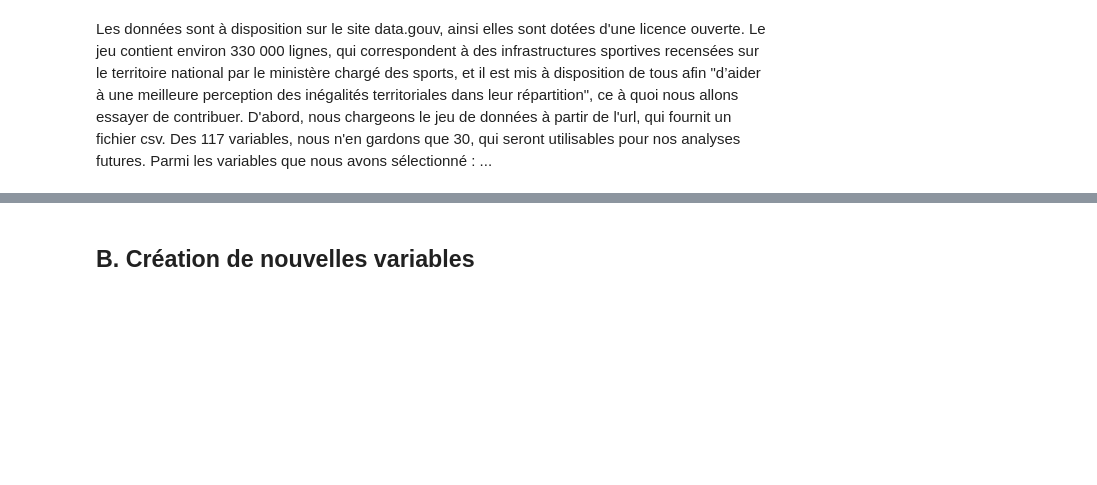
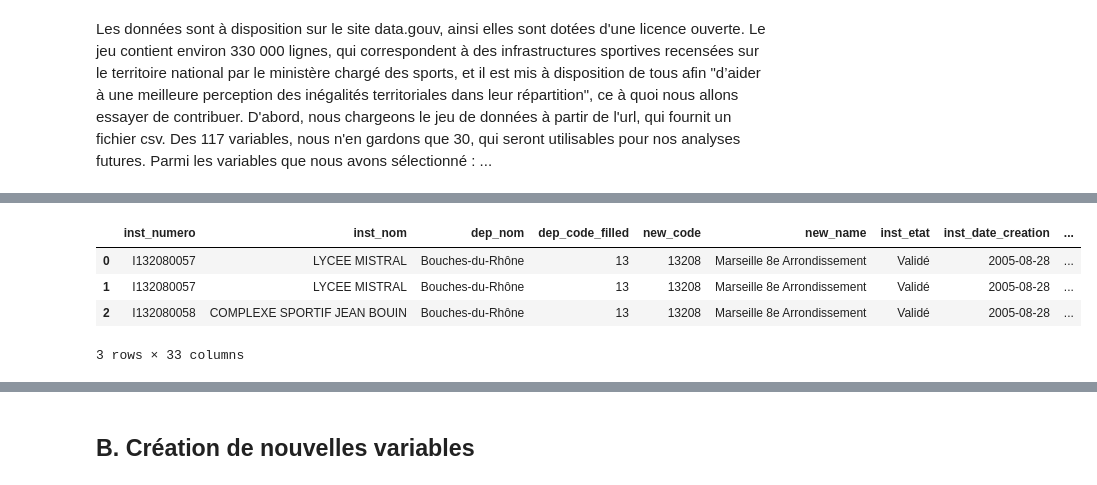
Before and after one commit to cyprienmathe/Python-data-science, a Jupyter notebook: main.ipynb, the cells around one changed output, grey strips where cells are left out. Drawn from its saved outputs; the diff is of its cells as text; code cells hidden in the pictures; blank space fills up the shorter version.

```diff
--- a/main.ipynb
+++ b/main.ipynb
@@ -19,20 +39,3 @@ Autrement, les données étaient plutôt propres toutefois, nous pouvons noter u
 Les données sont à disposition sur le site data.gouv, ainsi elles sont dotées d'une licence ouverte. Le jeu contient environ 330 000 lignes, qui correspondent à des infrastructures sportives recensées sur le territoire national par le ministère chargé des sports, et il est mis à disposition de tous afin "d’aider à une meilleure perception des inégali­tés ter­ri­to­ria­les dans leur répar­ti­tion", ce à quoi nous allons essayer de contribuer.
 D'abord, nous chargeons le jeu de données à partir de l'url, qui fournit un fichier csv. Des 117 variables, nous n'en gardons que 30, qui seront utilisables pour nos analyses futures.
 Parmi les variables que nous avons sélectionné : ...
-# %%
-import pandas as pd
-
-url = "https://www.data.gouv.fr/fr/datasets/r/ea4f5879-af40-4e3e-949d-812d6eeb5e02"
-
-data = pd.read_csv(url, delimiter=';')
-
-recensement = data[['inst_numero', 'inst_nom', 'dep_nom', 'new_code', 'new_name', 'inst_etat',
-                    'inst_date_creation', 'inst_date_etat', 'inst_date_valid', 'inst_acc_handi_bool',
-                    'inst_trans_bool', 'equip_numero', 'equip_nom', 'equip_type_code',
-                    'equip_type_name', 'equip_type_famille', 'equip_x', 'equip_y',
-                    'equip_etat', 'equip_eclair', 'equip_douche', 'equip_sanit',
-                    'equip_pmr_aire', 'equip_pmr_douche', 'equip_pmr_sanit',
-                    'equip_travaux_date', 'equip_service_date', 'equip_travaux_type',
-                    'equip_energie', 'equip_prop_type', 'dens_lib', 'zrr_simp']]
-
-print(recensement.head(10))
@@ -66,0 +53,12 @@ df_epure = pd.merge(distinct, doublons, on=['inst_nom', 'new_code'], how='outer'
+# %%
+#Cette cellule prend environ 1m30 à être exécutée
+url = "https://equipements.sports.gouv.fr/api/explore/v2.1/catalog/datasets/data-es/records?select=inst_numero%2C%20inst_nom%2C%20dep_nom%2C%20dep_code_filled%2C%20new_code%2C%20new_name%2C%20inst_etat%2C%20%20inst_date_creation%2C%20inst_date_etat%2C%20inst_date_valid%2C%20inst_acc_handi_bool%2C%20%20inst_trans_bool%2C%20equip_numero%2C%20equip_nom%2C%20equip_type_code%2C%20%20equip_type_name%2C%20equip_type_famille%2C%20equip_x%2C%20equip_y%2C%20%20equip_etat%2C%20equip_eclair%2C%20equip_douche%2C%20equip_sanit%2C%20%20equip_pmr_aire%2C%20equip_pmr_douche%2C%20equip_pmr_sanit%2C%20%20equip_travaux_date%2C%20equip_service_date%2C%20equip_travaux_type%2C%20%20equip_energie%2C%20equip_prop_type%2C%20dens_lib%2C%20zrr_simp&limit=-1"
+
+recensement = call_csv(url)
+recensement.head(3)
+# %% [output]
+|  | inst_numero | inst_nom | dep_nom | dep_code_filled | new_code | new_name | inst_etat | inst_date_creation | ... |
+| 0 | I132080057 | LYCEE MISTRAL | Bouches-du-Rhône | 13 | 13208 | Marseille 8e Arrondissement | Validé | 2005-08-28 | ... |
+| 1 | I132080057 | LYCEE MISTRAL | Bouches-du-Rhône | 13 | 13208 | Marseille 8e Arrondissement | Validé | 2005-08-28 | ... |
+| 2 | I132080058 | COMPLEXE SPORTIF JEAN BOUIN | Bouches-du-Rhône | 13 | 13208 | Marseille 8e Arrondissement | Validé | 2005-08-28 | ... |
+3 rows × 33 columns
```
Also changed, not shown: parts of 15 cells of this notebook.
